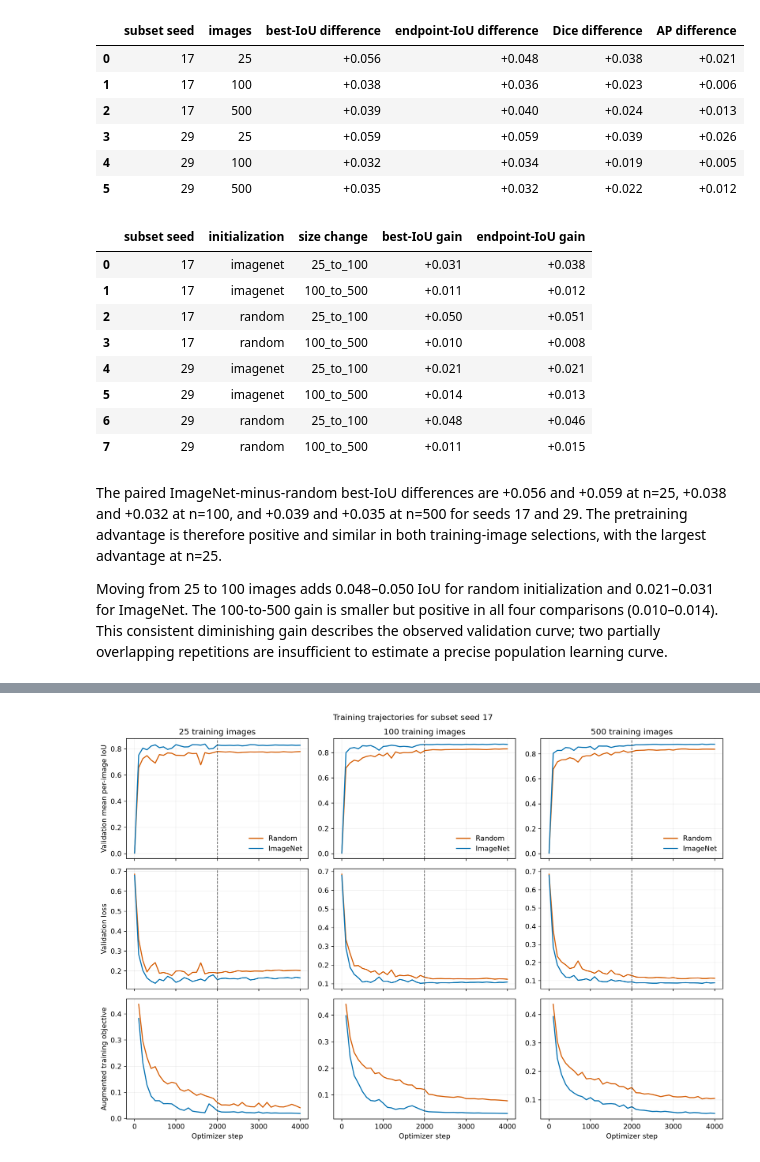
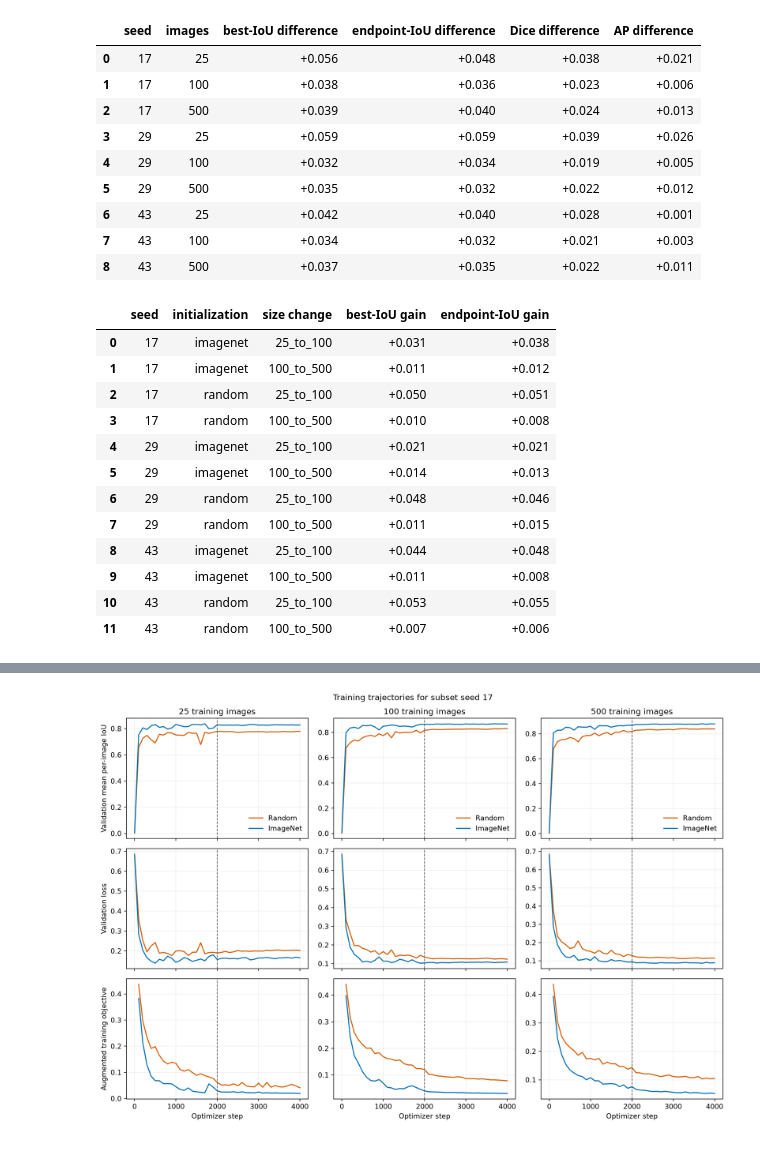
Before and after one commit to manuelmiddendorf/data-efficient-roof-segmentation, a Jupyter notebook: notebooks/04_data_efficiency.ipynb, the cells around one changed output, grey strips where cells are left out. Cells and saved outputs as stored; diff of their text form; code cells hidden in the pictures.

```diff
--- a/notebooks/04_data_efficiency.ipynb
+++ b/notebooks/04_data_efficiency.ipynb
@@ -96,6 +126,6 @@ Positive paired differences mean that ImageNet initialization scores higher than
 # %%
 paired_columns = {
-    'subset_seed': 'subset seed', 'training_size': 'images',
+    'subset_seed': 'seed', 'training_size': 'images',
     'imagenet_minus_random_best_iou': 'best-IoU difference',
     'imagenet_minus_random_iou_step_4000': 'endpoint-IoU difference',
     'imagenet_minus_random_dice': 'Dice difference',
@@ -106,24 +136,27 @@ display(PAIRED[list(paired_columns)].rename(columns=paired_columns).style.format
     'Dice difference': '{:+.3f}', 'AP difference': '{:+.3f}',
 }))
 # %% [output]
-|  | subset seed | images | best-IoU difference | endpoint-IoU difference | Dice difference | AP difference |
+|  | seed | images | best-IoU difference | endpoint-IoU difference | Dice difference | AP difference |
 | 0 | 17 | 25 | +0.056 | +0.048 | +0.038 | +0.021 |
 | 1 | 17 | 100 | +0.038 | +0.036 | +0.023 | +0.006 |
 | 2 | 17 | 500 | +0.039 | +0.040 | +0.024 | +0.013 |
 | 3 | 29 | 25 | +0.059 | +0.059 | +0.039 | +0.026 |
 | 4 | 29 | 100 | +0.032 | +0.034 | +0.019 | +0.005 |
 | 5 | 29 | 500 | +0.035 | +0.032 | +0.022 | +0.012 |
+| 6 | 43 | 25 | +0.042 | +0.040 | +0.028 | +0.001 |
+| 7 | 43 | 100 | +0.034 | +0.032 | +0.021 | +0.003 |
+| 8 | 43 | 500 | +0.037 | +0.035 | +0.022 | +0.011 |
 # %%
 gain_columns = {
-    'subset_seed': 'subset seed', 'initialization': 'initialization',
+    'subset_seed': 'seed', 'initialization': 'initialization',
     'size_change': 'size change', 'best_iou_gain': 'best-IoU gain',
     'endpoint_iou_gain': 'endpoint-IoU gain',
 }
 display(GAINS[list(gain_columns)].rename(columns=gain_columns).style.format({
     'best-IoU gain': '{:+.3f}', 'endpoint-IoU gain': '{:+.3f}',
 }))
 # %% [output]
-|  | subset seed | initialization | size change | best-IoU gain | endpoint-IoU gain |
+|  | seed | initialization | size change | best-IoU gain | endpoint-IoU gain |
 | 0 | 17 | imagenet | 25_to_100 | +0.031 | +0.038 |
 | 1 | 17 | imagenet | 100_to_500 | +0.011 | +0.012 |
 | 2 | 17 | random | 25_to_100 | +0.050 | +0.051 |
@@ -132,7 +165,7 @@ display(GAINS[list(gain_columns)].rename(columns=gain_columns).style.format({
 | 5 | 29 | imagenet | 100_to_500 | +0.014 | +0.013 |
 | 6 | 29 | random | 25_to_100 | +0.048 | +0.046 |
 | 7 | 29 | random | 100_to_500 | +0.011 | +0.015 |
+| 8 | 43 | imagenet | 25_to_100 | +0.044 | +0.048 |
+| 9 | 43 | imagenet | 100_to_500 | +0.011 | +0.008 |
+| 10 | 43 | random | 25_to_100 | +0.053 | +0.055 |
+| 11 | 43 | random | 100_to_500 | +0.007 | +0.006 |
-# %% [markdown]
-The paired ImageNet-minus-random best-IoU differences are +0.056 and +0.059 at n=25, +0.038 and +0.032 at n=100, and +0.039 and +0.035 at n=500 for seeds 17 and 29. The pretraining advantage is therefore positive and similar in both training-image selections, with the largest advantage at n=25.
-
-Moving from 25 to 100 images adds 0.048–0.050 IoU for random initialization and 0.021–0.031 for ImageNet. The 100-to-500 gain is smaller but positive in all four comparisons (0.010–0.014). This consistent diminishing gain describes the observed validation curve; two partially overlapping repetitions are insufficient to estimate a precise population learning curve.
```
Also changed, not shown: parts of 38 cells of this notebook, 44 other files.
